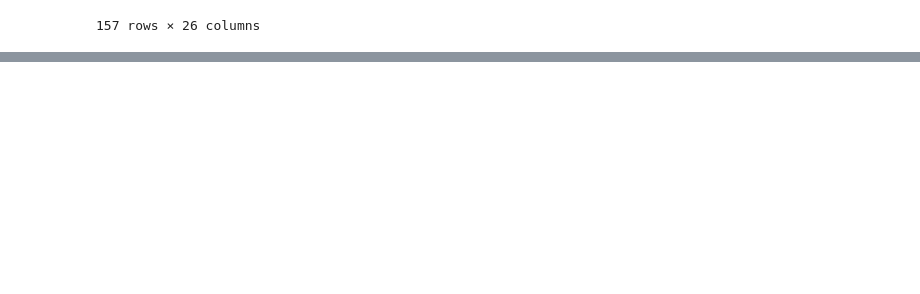
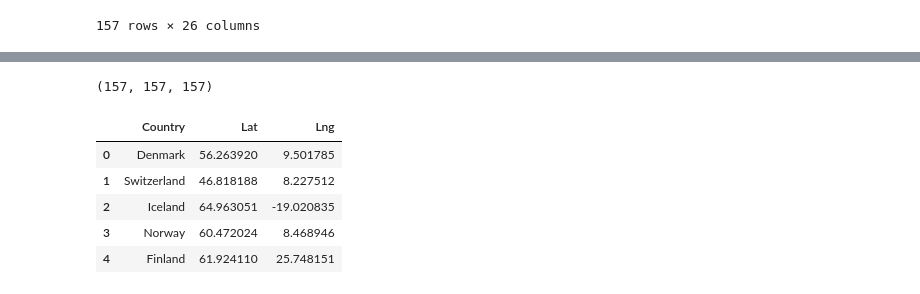
Before and after one commit to conwaykylej/Are_you_Sick_of_It, a Jupyter notebook: main.py.ipynb, the cells around one changed output, grey strips where cells are left out. Cells and saved outputs as stored; diff of their text form; code cells hidden in the pictures; blank space fills up the shorter version.

```diff
--- a/main.py.ipynb
+++ b/main.py.ipynb
@@ -107,0 +173,32 @@ Index(['Country', 'Region', 'Happiness Rank', 'Happiness Score',
+# %%
+country_name = []
+lat = []
+lng = []
+
+for country in dropped_dup_merged_dfs["Country"]:
+
+
+    target_country = country
+
+    params = {"address": target_country, "key": ''}
+
+    # Build URL using the Google Maps API
+    base_url = "https://maps.googleapis.com/maps/api/geocode/json"
+
+    # Run request
+    response = requests.get(base_url, params=params)
+
+#     # Convert to JSON
+    country_geo = response.json()
+
+#     # Extract lat/lng
+    #country_loop = country_geo["results"][0]["address_components"][6]["long_name"]
+    lat_loop = country_geo["results"][0]["geometry"]["location"]["lat"]
+    lng_loop = country_geo["results"][0]["geometry"]["location"]["lng"]
+
+    country_name.append(country_geo["results"][0]["address_components"][0]["long_name"])
+    lat.append(country_geo["results"][0]["geometry"]["location"]["lat"])
+    lng.append(country_geo["results"][0]["geometry"]["location"]["lng"])
+
+    # Print results
+    print(f"{target_country}: {lat_loop}, {lng_loop}")
@@ -107,0 +223,19 @@ Index(['Country', 'Region', 'Happiness Rank', 'Happiness Score',
+# %%
+len(country_name), len(lat), len(lng)
+# %% [output]
+(157, 157, 157)
+# %%
+countries_dict = {
+    "Country": country_name,
+    "Lat": lat,
+    "Lng": lng
+}
+geo_data = pd.DataFrame(countries_dict)
+geo_data.head()
+# %% [output]
+|  | Country | Lat | Lng |
+| 0 | Denmark | 56.263920 | 9.501785 |
+| 1 | Switzerland | 46.818188 | 8.227512 |
+| 2 | Iceland | 64.963051 | -19.020835 |
+| 3 | Norway | 60.472024 | 8.468946 |
+| 4 | Finland | 61.924110 | 25.748151 |
```
Also changed, not shown: parts of 8 cells of this notebook.
